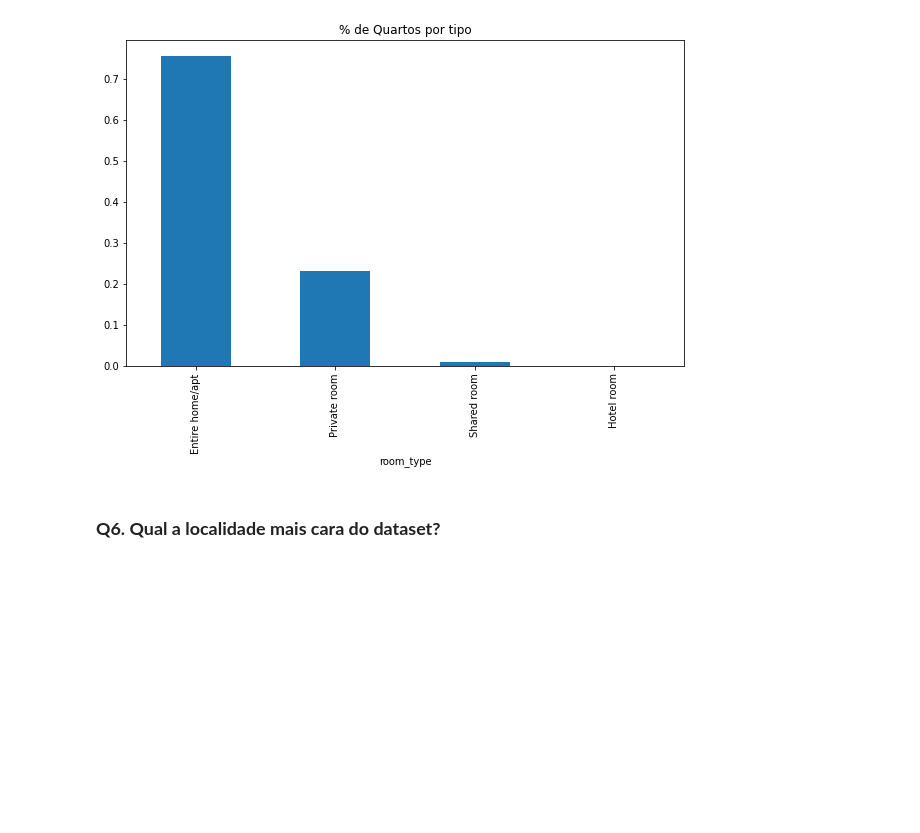
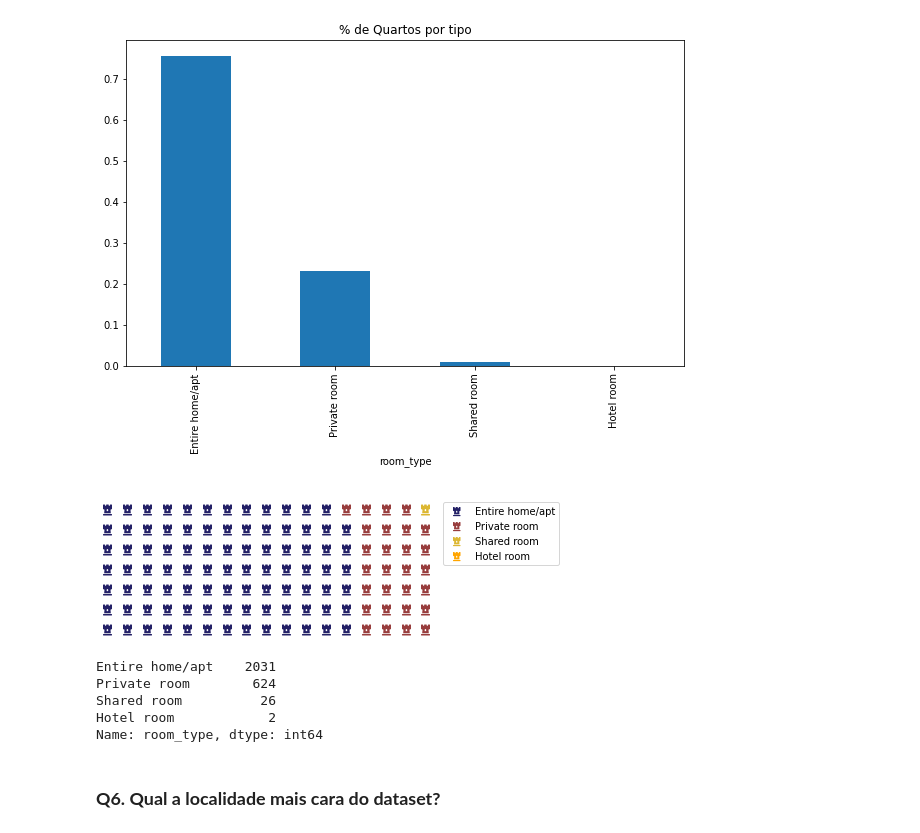
Before and after one commit to rafamarquesrmb/data_science, a Jupyter notebook: projeto01_analise_de_dados_airbnb_/Analisando_os_Dados_do_Airbnb_Oslo_Noruega_By_Rafael_Marques.ipynb, the cells around one changed output. Drawn from its saved outputs; the diff is of its cells as text; code cells hidden in the pictures; blank space fills up the shorter version.

```diff
--- a/projeto01_analise_de_dados_airbnb_/Analisando_os_Dados_do_Airbnb_Oslo_Noruega_By_Rafael_Marques.ipynb
+++ b/projeto01_analise_de_dados_airbnb_/Analisando_os_Dados_do_Airbnb_Oslo_Noruega_By_Rafael_Marques.ipynb
@@ -535,6 +554,30 @@ Name: room_type, dtype: float64
 (df_clean[['room_type', 'id']].groupby('room_type').count() / df_clean.shape[0]).sort_values(by='id', ascending=False).plot.bar(legend=False, figsize=(10,6), title='% de Quartos por tipo');
 # %% [output]
 [figure]
+# %%
+# mostrar a quantidade de cada tipo de imóvel disponível
+
+data = dict(df_clean['room_type'].value_counts())
+fig = plt.figure(
+    FigureClass=Waffle,
+    rows=7,
+    columns=17,
+    colors=("#232066", "#983D3D", "#DCB732", "#FFA500"),
+    values=data, icons='chess-rook', icon_size=12,
+    legend={'loc': 'upper left', 'bbox_to_anchor': (1,1)},
+    icon_legend=True
+)
+
+fig.set_tight_layout(False)
+plt.show();
+print(df_clean.room_type.value_counts())
+# %% [output]
+[figure, added]
+Entire home/apt    2031
+Private room        624
+Shared room          26
+Hotel room            2
+Name: room_type, dtype: int64
 # %% [markdown]
 ### **Q6. Qual a localidade mais cara do dataset?**
 # %% [markdown]
```
Also changed, not shown: parts of 11 cells of this notebook.
